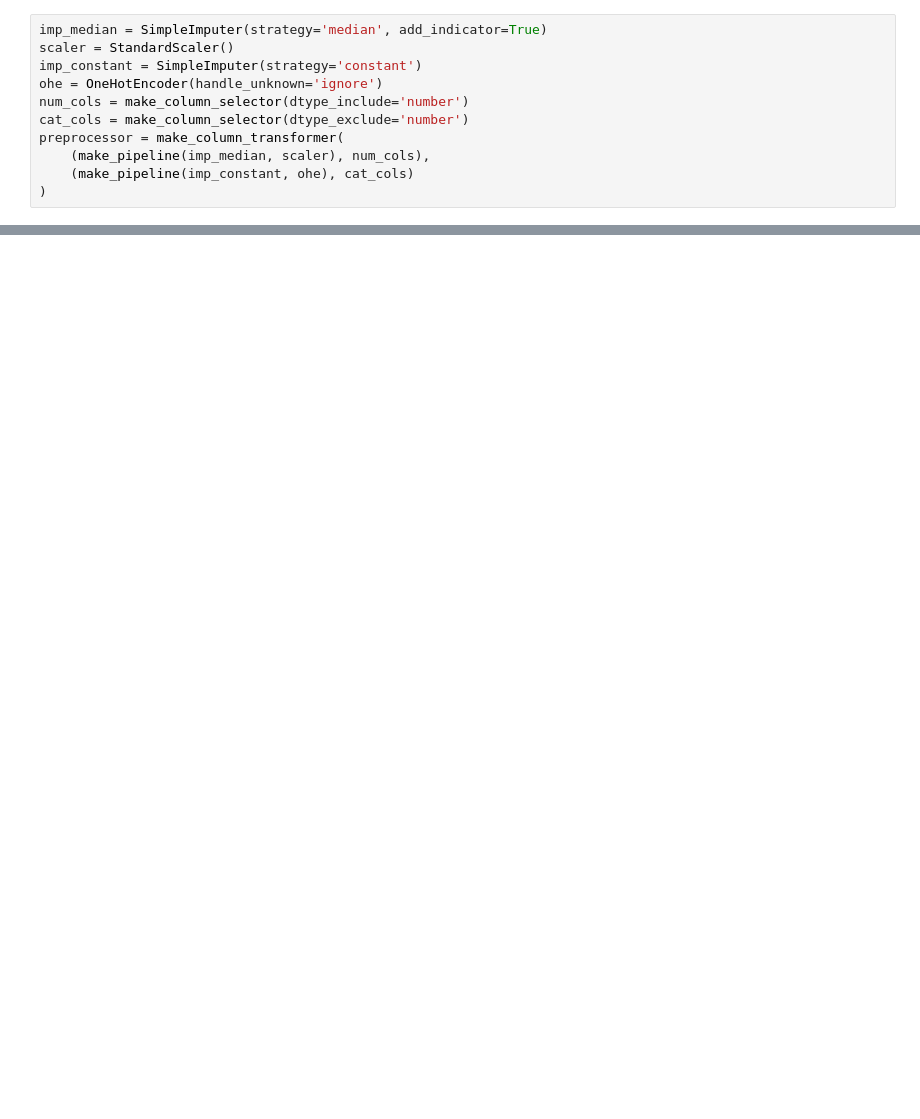
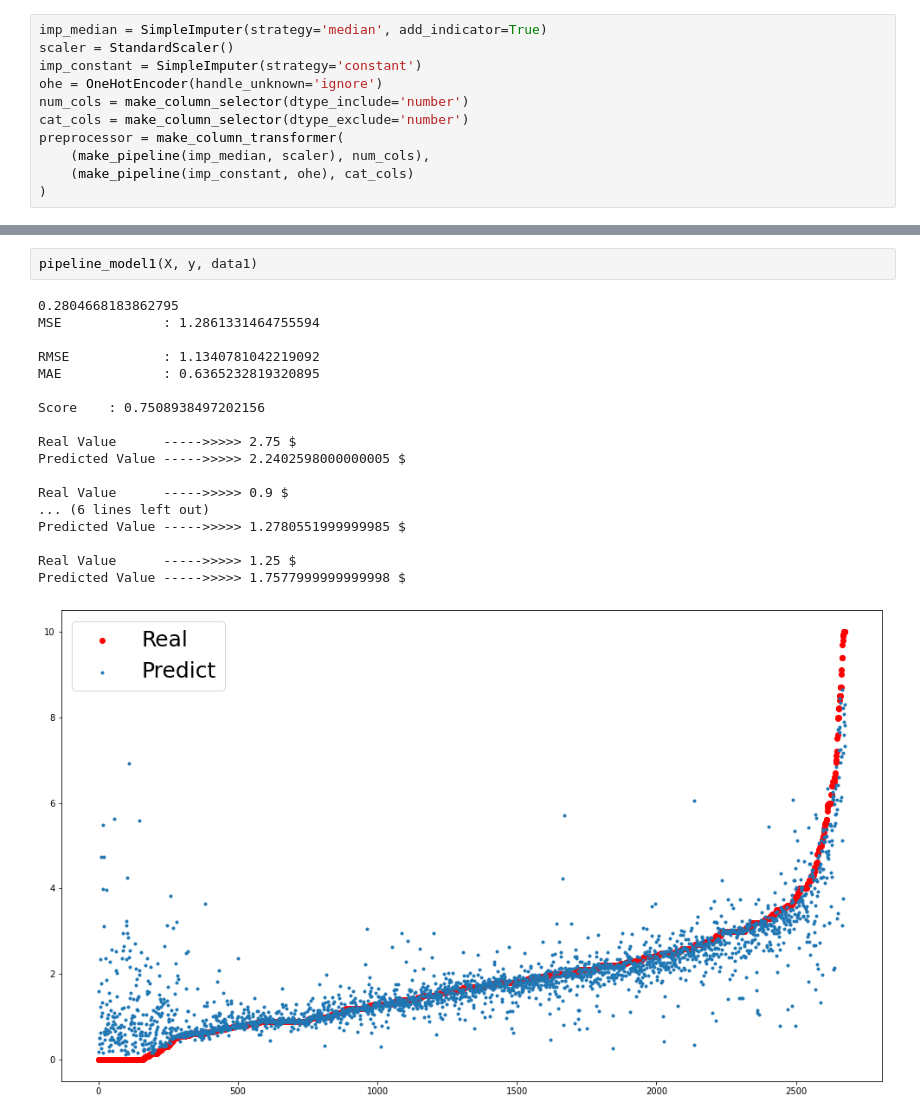
Before and after one commit to lythanhhai/Crawl_Real_Estate, a Jupyter notebook: EDA.ipynb, the cells around one changed output, grey strips where cells are left out. Drawn from its saved outputs; the diff is of its cells as text; blank space fills up the shorter version.

```diff
--- a/EDA.ipynb
+++ b/EDA.ipynb
@@ -350,0 +415,21 @@ Predicted Value ----->>>>> 2 $
+# %%
+pipeline_model1(X, y, data1)
+# %% [output]
+0.2804668183862795
+MSE             : 1.2861331464755594
+
+RMSE            : 1.1340781042219092
+MAE             : 0.6365232819320895
+
+Score    : 0.7508938497202156
+
+Real Value      ----->>>>> 2.75 $
+Predicted Value ----->>>>> 2.2402598000000005 $
+
+Real Value      ----->>>>> 0.9 $
+... (6 lines left out)
+Predicted Value ----->>>>> 1.2780551999999985 $
+
+Real Value      ----->>>>> 1.25 $
+Predicted Value ----->>>>> 1.7577999999999998 $
+[figure, added]
```
Also changed, not shown: parts of 6 cells of this notebook.
